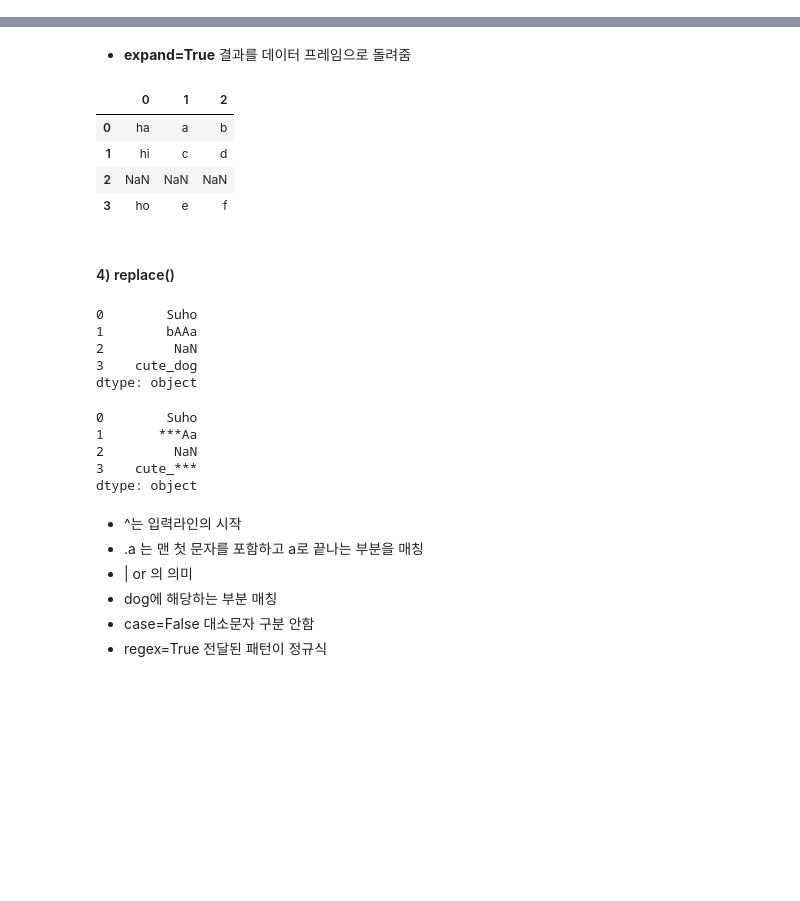
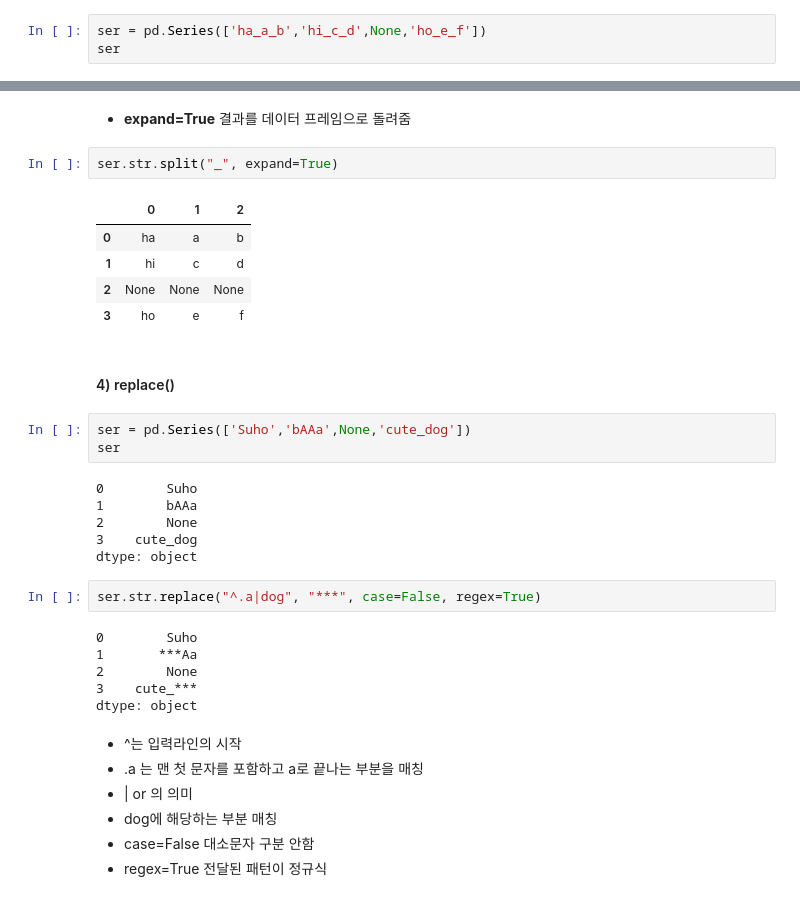
Before and after one commit to rhdrks9898/pythonsource, a Jupyter notebook: analytics/텍스트 데이터 가공.ipynb, the cells around one changed output, grey strips where cells are left out. Drawn from its saved outputs; the diff is of its cells as text; blank space fills up the shorter version.

```diff
--- a/analytics/텍스트 데이터 가공.ipynb
+++ b/analytics/텍스트 데이터 가공.ipynb
@@ -86,6 +112,8 @@ Index(['column_a', 'column_b'], dtype='object')
 # %% [markdown]
 #### 3) split()
 # %%
+ser = pd.Series(['ha_a_b','hi_c_d',None,'ho_e_f'])
+ser
 # %% [output]
 0    ha_a_b
 1    hi_c_d
@@ -117,26 +133,30 @@ nan
 # %% [markdown]
 * **expand=True** 결과를 데이터 프레임으로 돌려줌
 # %%
+ser.str.split("_", expand=True)
 # %% [output]
 |  | 0 | 1 | 2 |
 | 0 | ha | a | b |
 | 1 | hi | c | d |
-| 2 | NaN | NaN | NaN |
+| 2 | None | None | None |
 | 3 | ho | e | f |
 # %% [markdown]
 #### 4) replace()
 # %%
+ser = pd.Series(['Suho','bAAa',None,'cute_dog'])
+ser
 # %% [output]
 0        Suho
 1        bAAa
-2         NaN
+2        None
 3    cute_dog
 dtype: object
 # %%
+ser.str.replace("^.a|dog", "***", case=False, regex=True)
 # %% [output]
 0        Suho
 1       ***Aa
-2         NaN
+2        None
 3    cute_***
 dtype: object
 # %% [markdown]
```
Also changed, not shown: parts of 36 cells of this notebook, 9 other files.
